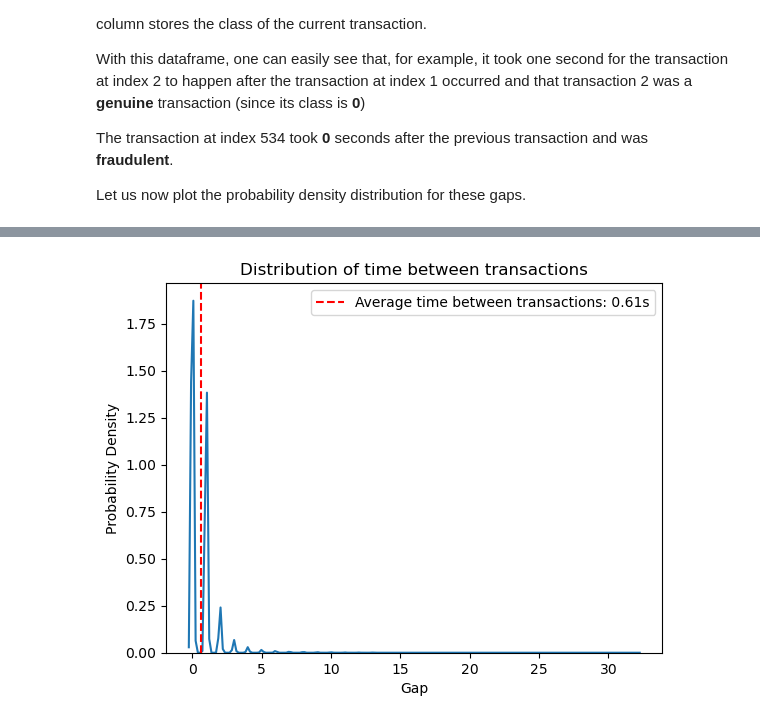
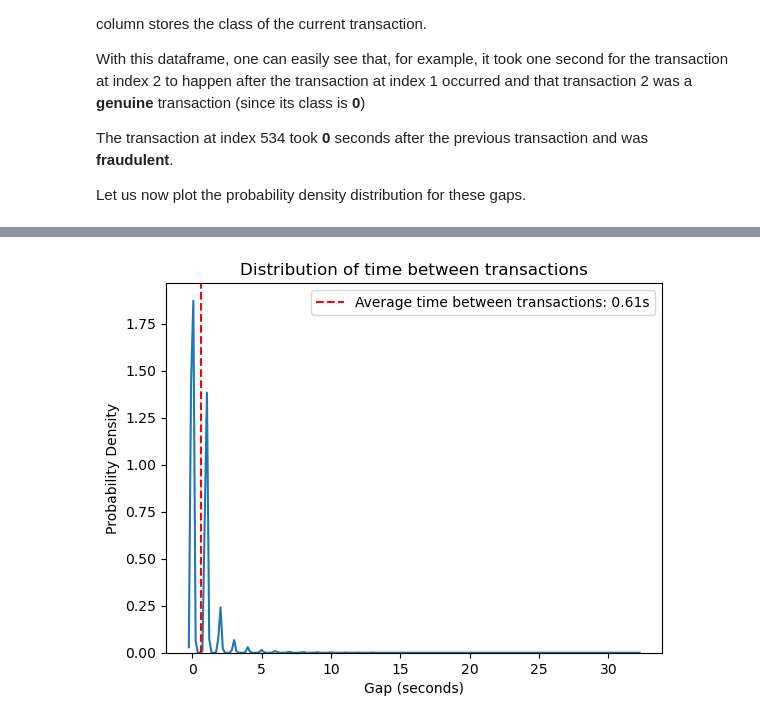
Before and after one commit to NgundoMuithya/Kaggle_Credit_Card_Fraud_Detection, a Jupyter notebook: notebook.ipynb, the cells around one changed output, grey strips where cells are left out. Saved outputs shown, nothing was run; the diff lists cells and outputs as text; code cells hidden in the pictures.

```diff
--- a/notebook.ipynb
+++ b/notebook.ipynb
@@ -334,12 +347,12 @@ Let us now plot the probability density distribution for these gaps.
 # %%
 sns.kdeplot(gap_df['Gap'])
 
-plt.xlabel('Gap')
+plt.xlabel('Gap (seconds)')
 plt.ylabel('Probability Density')
 plt.title('Distribution of time between transactions')
 plt.axvline(gap_df['Gap'].mean(), linestyle='--', color='red', label=f"Average time between transactions: {gap_df['Gap'].mean():.2f}s")
 plt.legend()
 
 plt.show()
 # %% [output]
-[figure, old version]
+[figure, new version]
```
Also changed, not shown: parts of 2 cells of this notebook.
